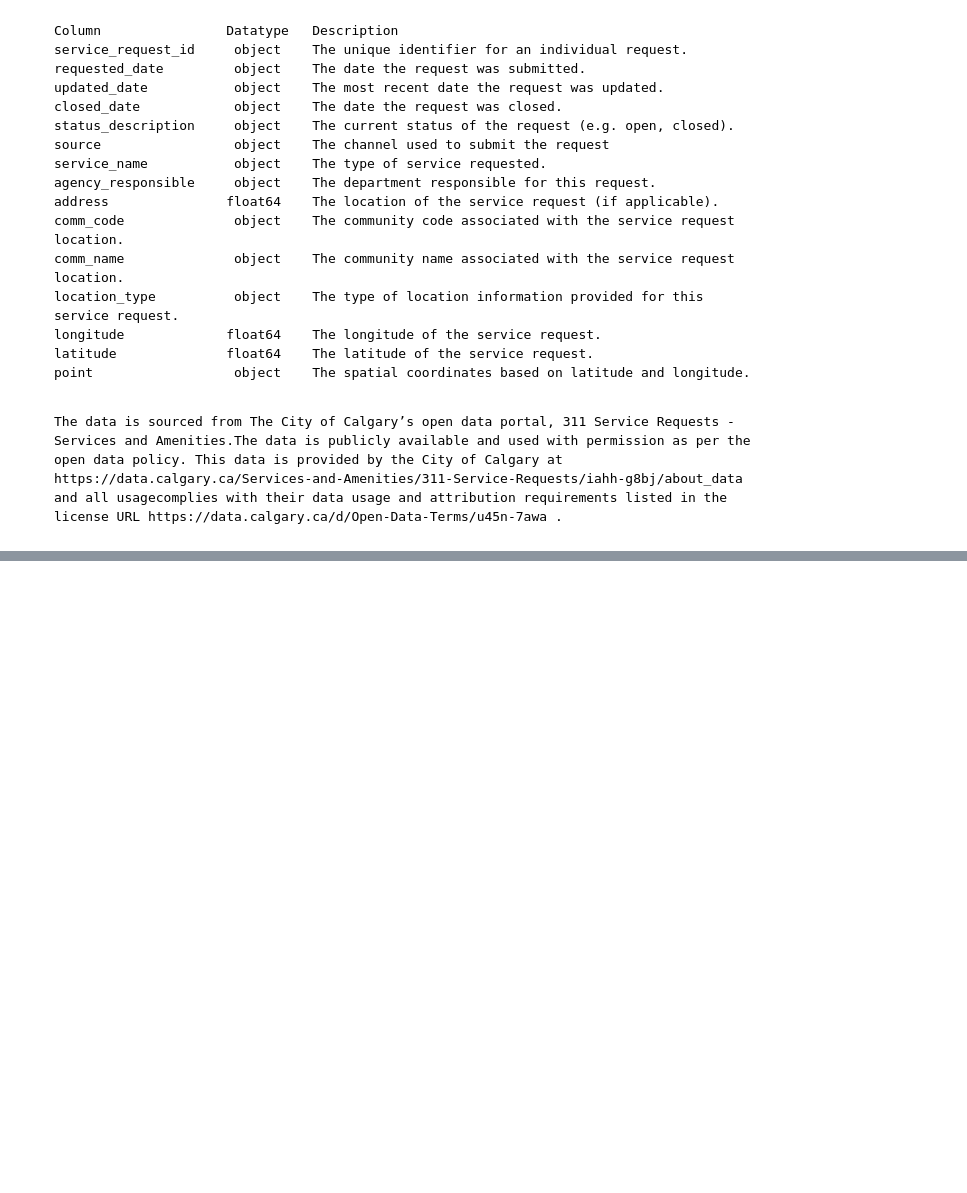
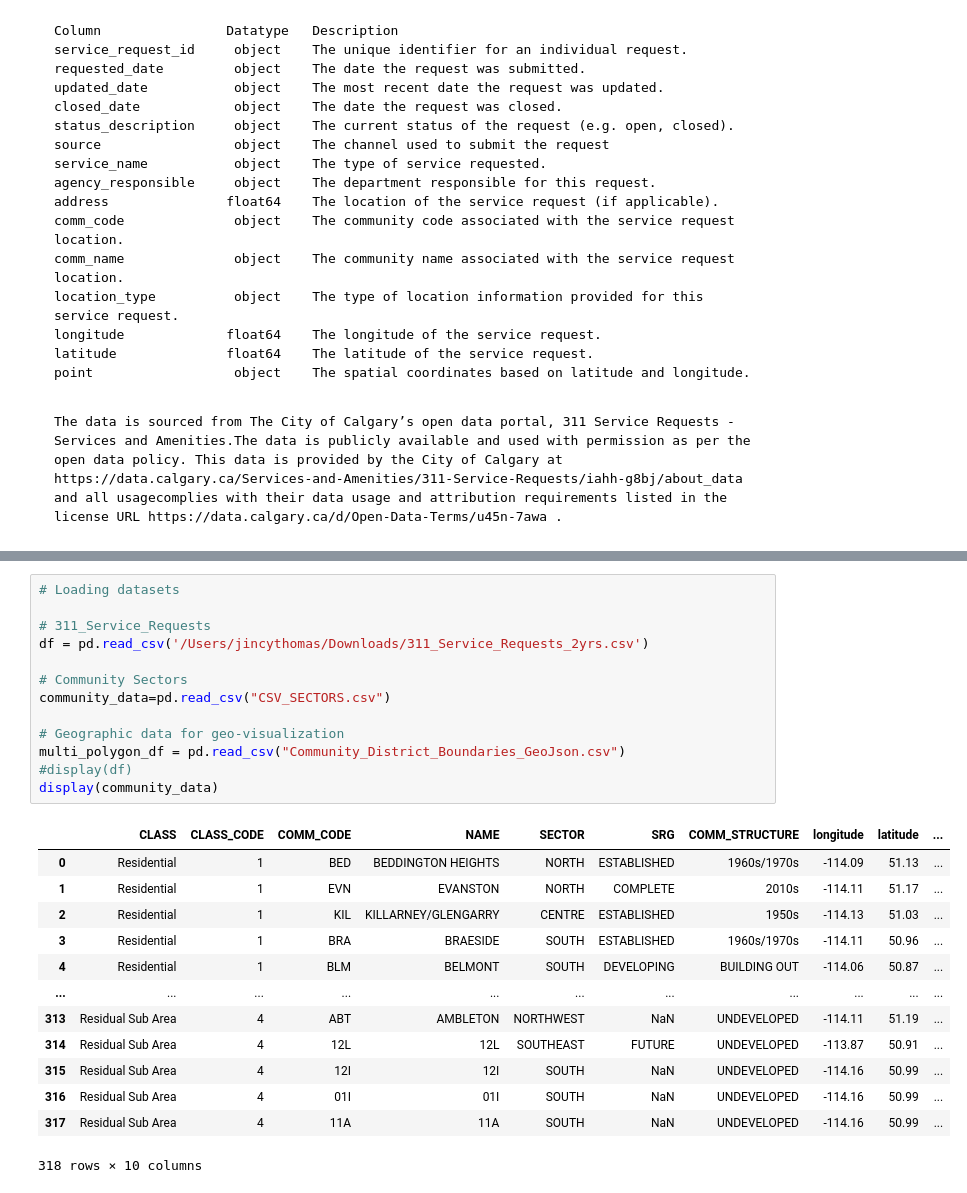
Before and after one commit to AnithaUofC/311ServiceRequests, a Jupyter notebook: Report.ipynb, the cells around one changed output, grey strips where cells are left out. Saved outputs shown, nothing was run; the diff lists cells and outputs as text; blank space fills up the shorter version.

Commit message:
Report- data cleaning and preprocessing done

```diff
--- a/Report.ipynb
+++ b/Report.ipynb
@@ -75,0 +100,27 @@
+# %%
+# Loading datasets
+
+# 311_Service_Requests
+df = pd.read_csv('/Users/jincythomas/Downloads/311_Service_Requests_2yrs.csv')
+
+# Community Sectors
+community_data=pd.read_csv("CSV_SECTORS.csv")
+
+# Geographic data for geo-visualization
+multi_polygon_df = pd.read_csv("Community_District_Boundaries_GeoJson.csv")
+#display(df)
+display(community_data)
+# %% [output]
+|  | CLASS | CLASS_CODE | COMM_CODE | NAME | SECTOR | SRG | COMM_STRUCTURE | longitude | latitude | ... |
+| 0 | Residential | 1 | BED | BEDDINGTON HEIGHTS | NORTH | ESTABLISHED | 1960s/1970s | -114.09 | 51.13 | ... |
+| 1 | Residential | 1 | EVN | EVANSTON | NORTH | COMPLETE | 2010s | -114.11 | 51.17 | ... |
+| 2 | Residential | 1 | KIL | KILLARNEY/GLENGARRY | CENTRE | ESTABLISHED | 1950s | -114.13 | 51.03 | ... |
+| 3 | Residential | 1 | BRA | BRAESIDE | SOUTH | ESTABLISHED | 1960s/1970s | -114.11 | 50.96 | ... |
+| 4 | Residential | 1 | BLM | BELMONT | SOUTH | DEVELOPING | BUILDING OUT | -114.06 | 50.87 | ... |
+| ... | ... | ... | ... | ... | ... | ... | ... | ... | ... | ... |
+| 313 | Residual Sub Area | 4 | ABT | AMBLETON | NORTHWEST | NaN | UNDEVELOPED | -114.11 | 51.19 | ... |
+| 314 | Residual Sub Area | 4 | 12L | 12L | SOUTHEAST | FUTURE | UNDEVELOPED | -113.87 | 50.91 | ... |
+| 315 | Residual Sub Area | 4 | 12I | 12I | SOUTH | NaN | UNDEVELOPED | -114.16 | 50.99 | ... |
+| 316 | Residual Sub Area | 4 | 01I | 01I | SOUTH | NaN | UNDEVELOPED | -114.16 | 50.99 | ... |
+| 317 | Residual Sub Area | 4 | 11A | 11A | SOUTH | NaN | UNDEVELOPED | -114.16 | 50.99 | ... |
+318 rows × 10 columns
```
Also changed, not shown: parts of 14 cells of this notebook.
